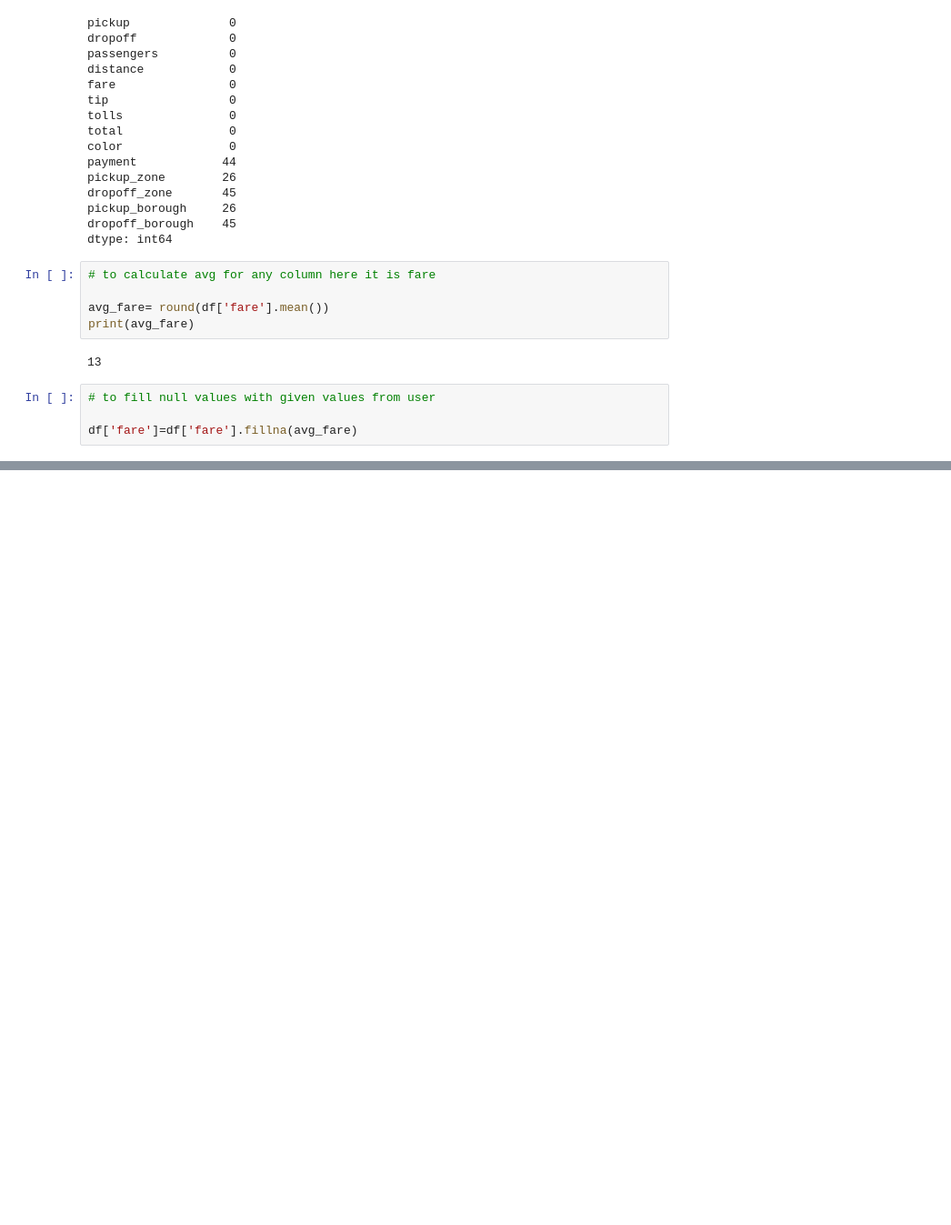
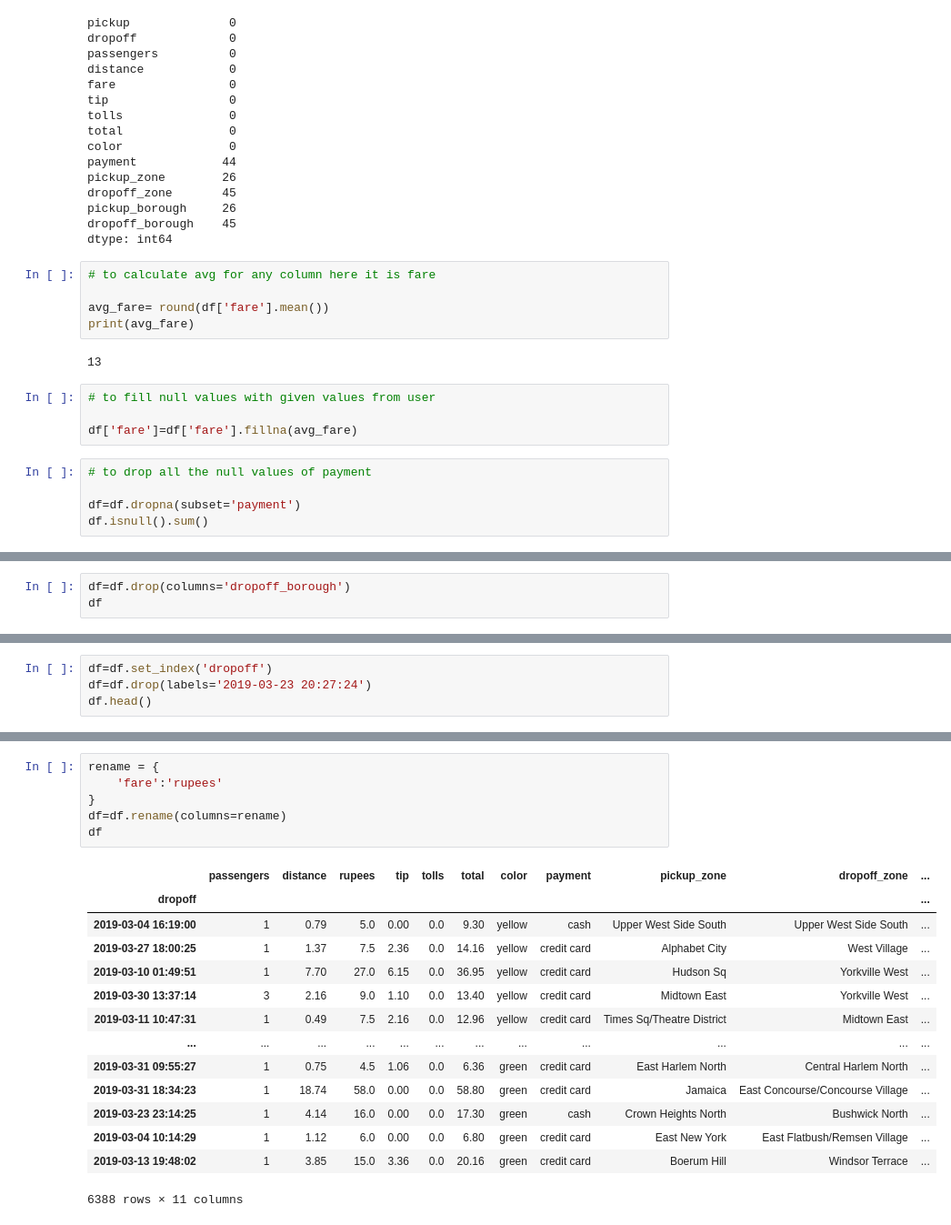
Before and after one commit to aakarshitpathak/data-analyst, a Jupyter notebook: practice_pandas.ipynb, the cells around one changed output, grey strips where cells are left out. Shown at 91% size. Drawn from its saved outputs; the diff is of its cells as text; blank space fills up the shorter version.

```diff
--- a/practice_pandas.ipynb
+++ b/practice_pandas.ipynb
@@ -105,3 +105,8 @@ print(avg_fare)
 # to fill null values with given values from user
 
 df['fare']=df['fare'].fillna(avg_fare)
+# %%
+# to drop all the null values of payment
+
+df=df.dropna(subset='payment')
+df.isnull().sum()
@@ -107,0 +129,3 @@ df['fare']=df['fare'].fillna(avg_fare)
+# %%
+df=df.drop(columns='dropoff_borough')
+df
@@ -107,0 +146,4 @@ df['fare']=df['fare'].fillna(avg_fare)
+# %%
+df=df.set_index('dropoff')
+df=df.drop(labels='2019-03-23 20:27:24')
+df.head()
@@ -107,0 +158,21 @@ df['fare']=df['fare'].fillna(avg_fare)
+# %%
+rename = {
+    'fare':'rupees'
+}
+df=df.rename(columns=rename)
+df
+# %% [output]
+|  | passengers | distance | rupees | tip | tolls | total | color | payment | pickup_zone | dropoff_zone | ... |
+| dropoff |  |  |  |  |  |  |  |  |  |  | ... |
+| 2019-03-04 16:19:00 | 1 | 0.79 | 5.0 | 0.00 | 0.0 | 9.30 | yellow | cash | Upper West Side South | Upper West Side South | ... |
+| 2019-03-27 18:00:25 | 1 | 1.37 | 7.5 | 2.36 | 0.0 | 14.16 | yellow | credit card | Alphabet City | West Village | ... |
+| 2019-03-10 01:49:51 | 1 | 7.70 | 27.0 | 6.15 | 0.0 | 36.95 | yellow | credit card | Hudson Sq | Yorkville West | ... |
+| 2019-03-30 13:37:14 | 3 | 2.16 | 9.0 | 1.10 | 0.0 | 13.40 | yellow | credit card | Midtown East | Yorkville West | ... |
+| 2019-03-11 10:47:31 | 1 | 0.49 | 7.5 | 2.16 | 0.0 | 12.96 | yellow | credit card | Times Sq/Theatre District | Midtown East | ... |
+| ... | ... | ... | ... | ... | ... | ... | ... | ... | ... | ... | ... |
+| 2019-03-31 09:55:27 | 1 | 0.75 | 4.5 | 1.06 | 0.0 | 6.36 | green | credit card | East Harlem North | Central Harlem North | ... |
+| 2019-03-31 18:34:23 | 1 | 18.74 | 58.0 | 0.00 | 0.0 | 58.80 | green | credit card | Jamaica | East Concourse/Concourse Village | ... |
+| 2019-03-23 23:14:25 | 1 | 4.14 | 16.0 | 0.00 | 0.0 | 17.30 | green | cash | Crown Heights North | Bushwick North | ... |
+| 2019-03-04 10:14:29 | 1 | 1.12 | 6.0 | 0.00 | 0.0 | 6.80 | green | credit card | East New York | East Flatbush/Remsen Village | ... |
+| 2019-03-13 19:48:02 | 1 | 3.85 | 15.0 | 3.36 | 0.0 | 20.16 | green | credit card | Boerum Hill | Windsor Terrace | ... |
+6388 rows × 11 columns
```
Also changed, not shown: parts of 3 cells of this notebook.
